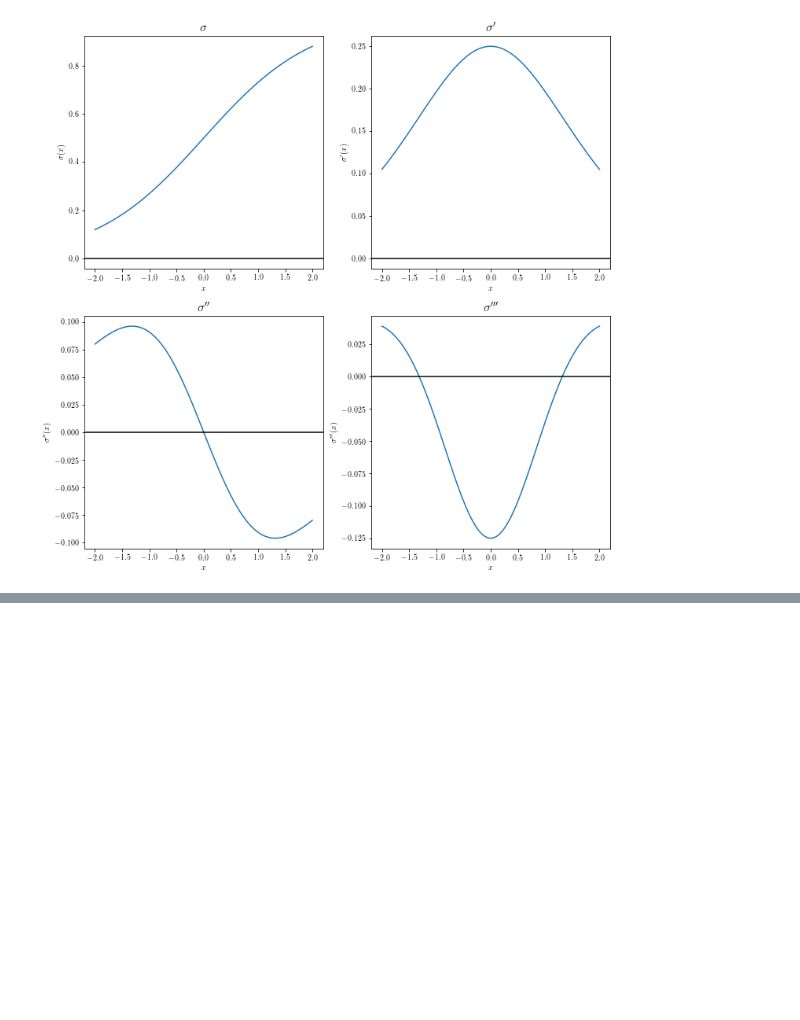
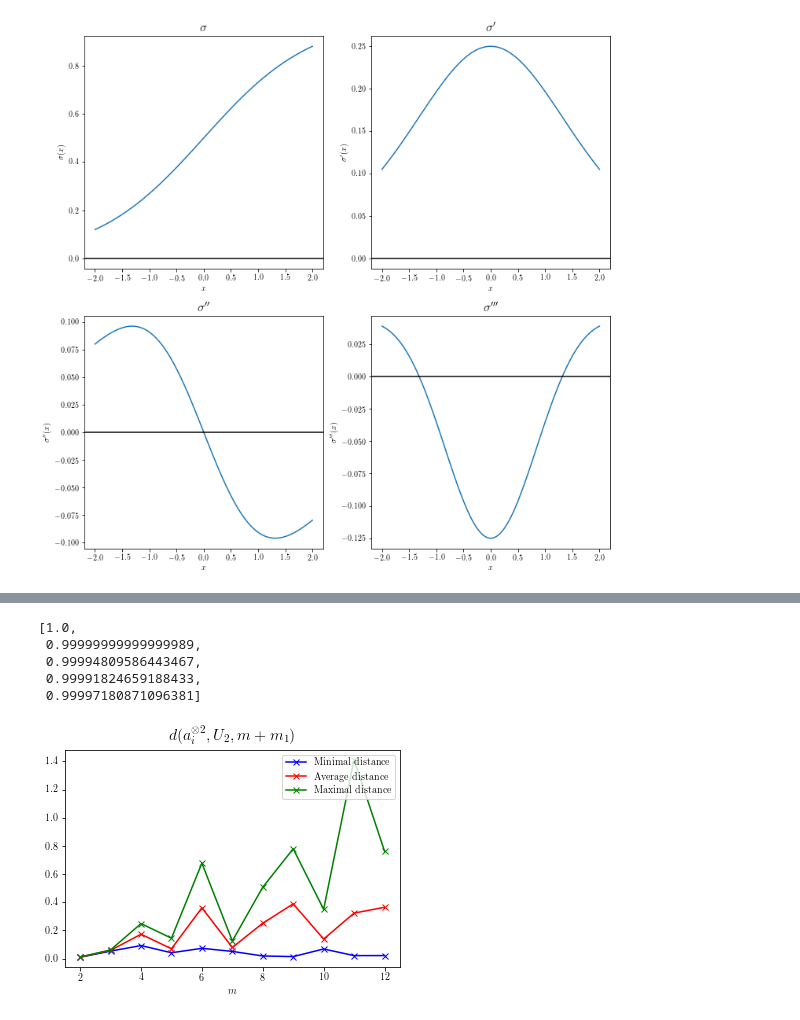
Before and after one commit to danwin91/ma, a Jupyter notebook: results_sigmoid.ipynb, the cells around one changed output, grey strips where cells are left out. Saved outputs shown, nothing was run; the diff lists cells and outputs as text; code cells hidden in the pictures; blank space fills up the shorter version.

```diff
--- a/results_sigmoid.ipynb
+++ b/results_sigmoid.ipynb
@@ -259,0 +378,12 @@ array([[ 1.        ,  1.        ,  1.        ,  1.        ],
+# %%
+ratio_dd_2
+# %% [output]
+[1.0,
+ 0.99999999999999989,
+ 0.99994809586443467,
+ 0.99991824659188433,
+ 0.99997180871096381]
+# %%
+plot_summary(mvec, minimal_dists_dd_1,r'Minimal distance', average_dists_dd_1,r'Average distance' ,maximal_dists_dd_1, r'Maximal distance', r'$d(a_i^{\otimes 2}, U_2, m+m_1)$', g_name+"_dd_dist_1.pdf")
+# %% [output]
+[figure, added]
```
Also changed, not shown: parts of 20 cells of this notebook, 3 other files.
